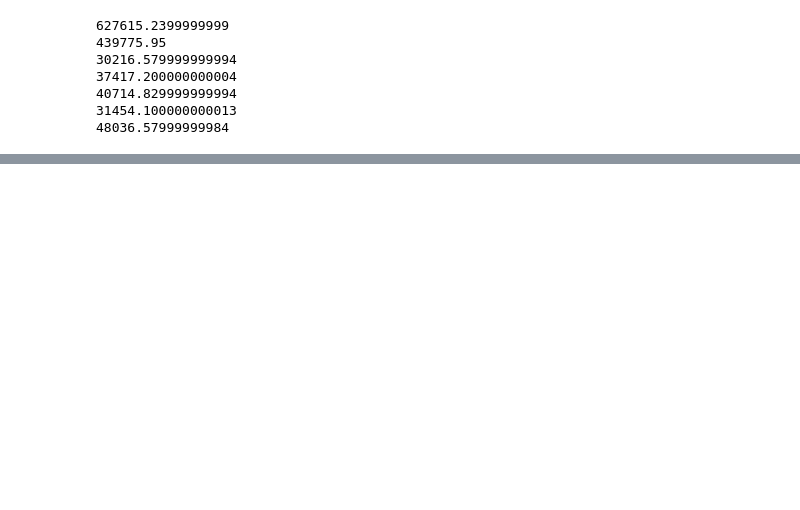
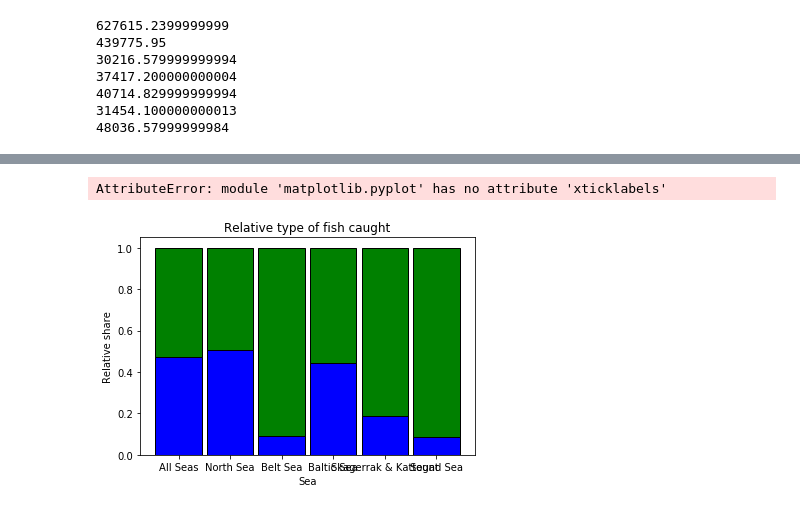
Before and after one commit to rtj164/projects-2019-teamlowenergy, a Jupyter notebook: dataproject/Johannes/Johannes WIP.ipynb, the cells around one changed output, grey strips where cells are left out. Cells and saved outputs as stored; diff of their text form; code cells hidden in the pictures; blank space fills up the shorter version.

Commit message:
Plot

```diff
--- a/dataproject/Johannes/Johannes WIP.ipynb
+++ b/dataproject/Johannes/Johannes WIP.ipynb
@@ -274,8 +274,8 @@ Total_Baltic_Sea_C=data[(data['Area']=='Baltic Sea')&(data['Type']=='Consumption
 Total_SandK_Sea_I=data[(data['Area']=='Skagerrak & Kattegat')&(data['Type']=='Industry')].sum()['y2016']
 Total_SandK_Sea_C=data[(data['Area']=='Skagerrak & Kattegat')&(data['Type']=='Consumption')].sum()['y2016']
 
-Total_Sound_I=data[(data['Area']=='Skagerak, Kattegat, Sound Belt & Baltic Sea')&(data['Type']=='Industry')].sum()['y2016']
-Total_Sound_C=data[(data['Area']=='Skagerak, Kattegat, Sound Belt & Baltic Sea')&(data['Type']=='Industry')].sum()['y2016']
+Total_Sound_I=data[(data['Area']=='Skagerak, Kattegat, Sound Belt & Baltic Sea')&(data['Type']=='Industry')].sum()['y2016']-Total_SandK_Sea_I-Total_Baltic_Sea_I
+Total_Sound_C=data[(data['Area']=='Skagerak, Kattegat, Sound Belt & Baltic Sea')&(data['Type']=='Consumption')].sum()['y2016']-Total_SandK_Sea_C-Total_Baltic_Sea_C
 
 print(Total_All_I)
 print(Total_All_C)
@@ -292,7 +292,8 @@ print(Total_Baltic_Sea_C)
 print(Total_SandK_Sea_I)
 print(Total_SandK_Sea_C)
 
-print
+print(Total_Sound_I)
+print(Total_Sound_C)
 # %% [output]
 294979.65
 332635.58999999997
@@ -308,0 +361,28 @@ print
+# %%
+#Making dataplot of relative catches
+import numpy as np
+import matplotlib.pyplot as plt
+
+
+Industry_Seas=(Relative_I_All, Relative_I_North_Sea, Relative_I_Belt_Sea, Relative_I_Baltic_Sea, Relative_I_SandK_Sea, Relative_I_Sound_Sea)
+Consumption_Seas=(Relative_C_All, Relative_C_North_Sea, Relative_C_Belt_Sea, Relative_C_Baltic_Sea, Relative_C_SandK_Sea, Relative_C_Sound_Sea)
+
+N=6
+ind = np.arange(N)
+
+p1 = plt.bar(ind, Industry_Seas, width=0.9, color='blue',edgecolor='black')
+p2 = plt.bar(ind, Consumption_Seas, width=0.9, color='green',
+             bottom=Industry_Seas, edgecolor='black')
+
+plt.ylabel('Relative share')
+plt.xlabel('Sea')
+plt.title('Relative type of fish caught')
+plt.xticks(ind,('All Seas','North Sea','Belt Sea','Baltic Sea','Skagerrak & Kattegat', 'Sound Sea'))
+
+ax = axes.flatten()[i]
+plt.setp(plt.xticklabels(), rotation=30, horizontalalignment='right')
+plt.figure(figsize=(30,20))
+plt.show()
+# %% [output]
+AttributeError: module 'matplotlib.pyplot' has no attribute 'xticklabels'
+[figure, added]
```
Also changed, not shown: parts of 3 cells of this notebook.
